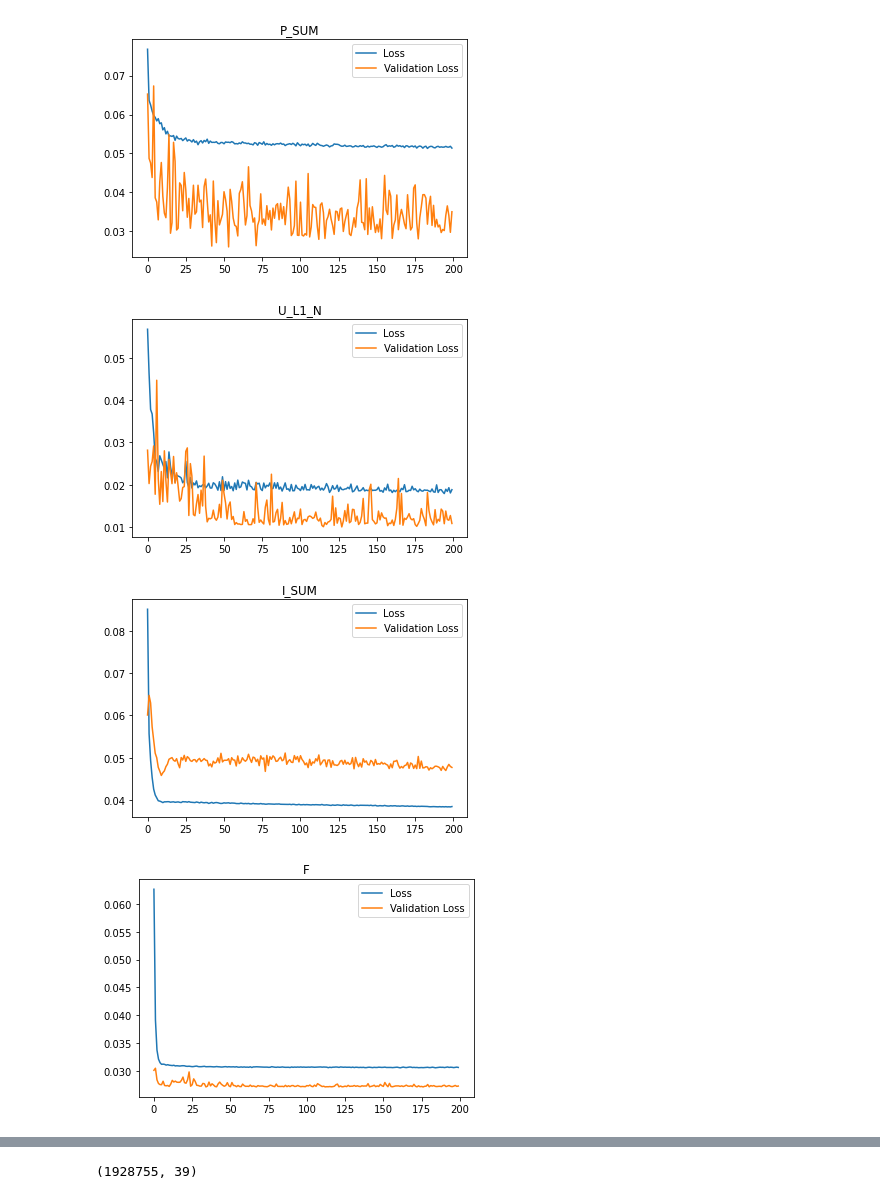
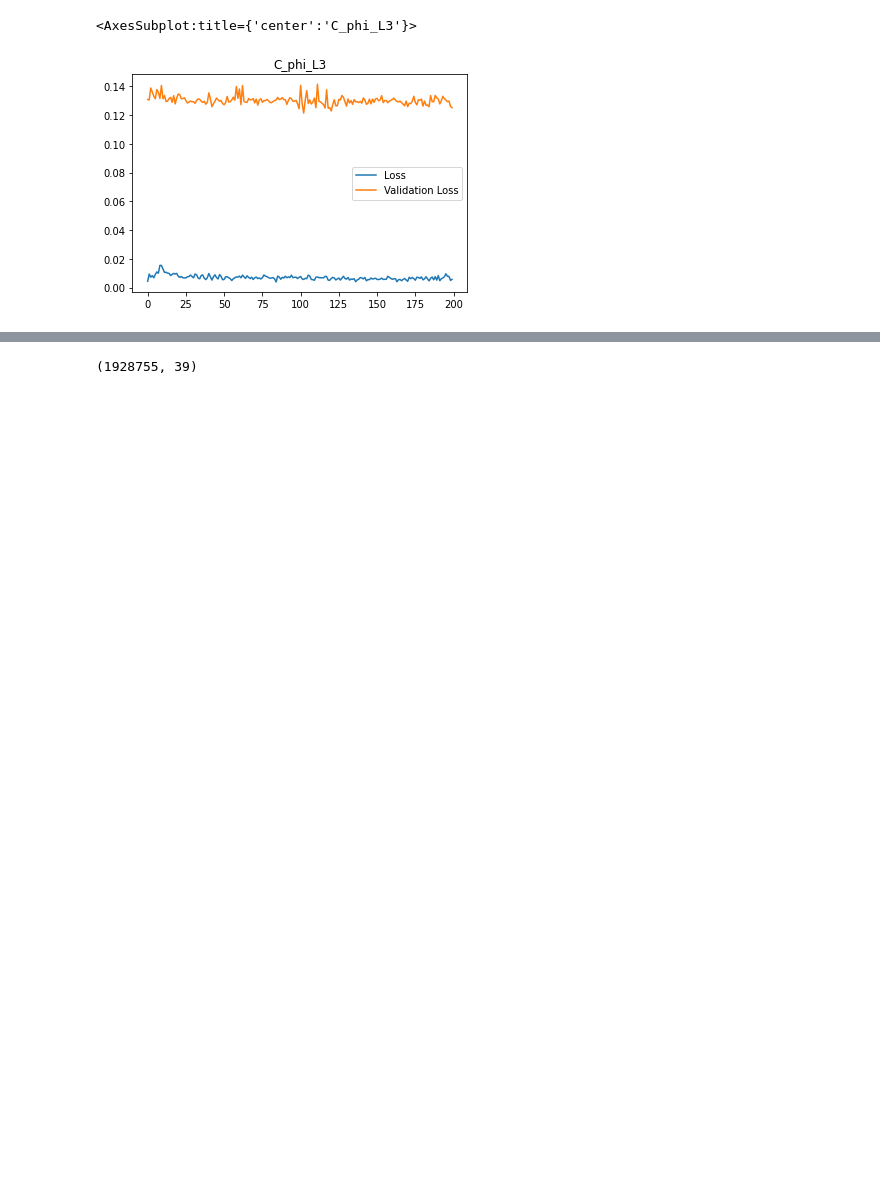
Before and after one commit to PedroOliveiraPT/Electricity-Forecasting, a Jupyter notebook: Results.ipynb, the cells around one changed output, grey strips where cells are left out. Cells and saved outputs as stored; diff of their text form; code cells hidden in the pictures; blank space fills up the shorter version.

Commit message:
real ec gru

```diff
--- a/Results.ipynb
+++ b/Results.ipynb
@@ -78,11 +78,9 @@ corr_group = {
         ['C_phi_L3'] #Fund power CosPhi factor L3
 }
 # %%
-for k in corr_group:
-    hist = pd.read_csv('results/Norm_LSTM_'+k+'_history.csv',index_col='Unnamed: 0')
-    hist.plot(title=k)
+
+hist = pd.read_csv('results/Spec_Norm_LSTM_RealE_Sum_history.csv',index_col='Unnamed: 0')
+hist.plot(title=k)
 # %% [output]
+<AxesSubplot:title={'center':'C_phi_L3'}>
-[figure, old version]
+[figure, new version]
-[figure, removed]
-[figure, removed]
-[figure, removed]
```
Also changed, not shown: parts of 4 cells of this notebook, 2 other files.
